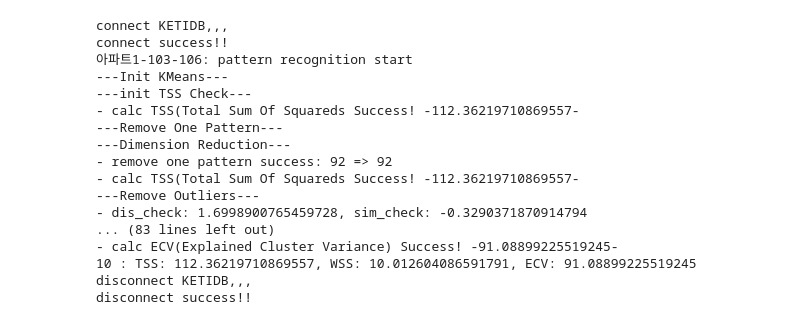
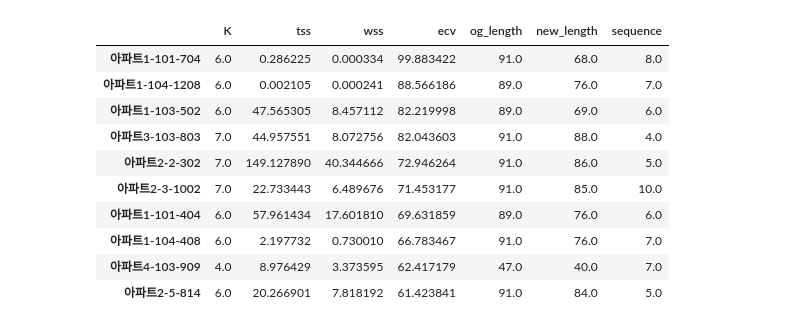
Before and after one commit to formegusto/kmeans-for-timeseries, a Jupyter notebook: UtilsTest.ipynb, the cells around one changed output. Drawn from its saved outputs; the diff is of its cells as text; code cells hidden in the pictures.

```diff
--- a/UtilsTest.ipynb
+++ b/UtilsTest.ipynb
@@ -10,12 +217,24 @@ db = KETIDB()
 # %%
-# KETIDB Utils Test
 db.connect()
 
-for idx in range(0, 100):
-    datas = db.find_random(save=True, processing=True)
+for idx, uid in enumerate(uid_check):
+    datas = db.find_one(uid=uid,processing=True)
     datas.merging()
     print("{}: pattern recognition start".format(datas.uid))
-    KMeans(datas.merge_datas['봄']).run()
+    km = KMeans(datas.merge_datas['가을'])
+    km.run()
+
+    tss_transition.loc[uid] = [
+        km.K,
+        km.tss,
+        km.wss,
+        km.ecv,
+        km.og_length,
+        km.new_length,
+        km.sequence
+    ]
+
+    print(tss_transition)
 
 db.close()
 # %% [output]
@@ -40,29 +258,14 @@ KeyboardInterrupt:
-# %%
-# KETIDB Utils Test
-db.connect()
-
-datas = db.find_one("아파트1-103-106", processing=True)
-datas.merging()
-print("{}: pattern recognition start".format(datas.uid))
-KMeans(datas.merge_datas['봄']).run()
-
-
-db.close()
-# %% [output]
-connect KETIDB,,,
-connect success!!
-아파트1-103-106: pattern recognition start
----Init KMeans---
----init TSS Check---
-- calc TSS(Total Sum Of Squareds Success! -112.36219710869557-
----Remove One Pattern---
----Dimension Reduction---
-- remove one pattern success: 92 => 92
-- calc TSS(Total Sum Of Squareds Success! -112.36219710869557-
----Remove Outliers---
-- dis_check: 1.6998900765459728, sim_check: -0.3290371870914794
-... (83 lines left out)
-- calc ECV(Explained Cluster Variance) Success! -91.08899225519245-
-10 : TSS: 112.36219710869557, WSS: 10.012604086591791, ECV: 91.08899225519245
-disconnect KETIDB,,,
-disconnect success!!
+# %%
+tss_transition.sort_values(by=['ecv'], ascending=False).iloc[:10]
+# %% [output]
+|  | K | tss | wss | ecv | og_length | new_length | sequence |
+| 아파트1-101-704 | 6.0 | 0.286225 | 0.000334 | 99.883422 | 91.0 | 68.0 | 8.0 |
+| 아파트1-104-1208 | 6.0 | 0.002105 | 0.000241 | 88.566186 | 89.0 | 76.0 | 7.0 |
+| 아파트1-103-502 | 6.0 | 47.565305 | 8.457112 | 82.219998 | 89.0 | 69.0 | 6.0 |
+| 아파트3-103-803 | 7.0 | 44.957551 | 8.072756 | 82.043603 | 91.0 | 88.0 | 4.0 |
+| 아파트2-2-302 | 7.0 | 149.127890 | 40.344666 | 72.946264 | 91.0 | 86.0 | 5.0 |
+| 아파트2-3-1002 | 7.0 | 22.733443 | 6.489676 | 71.453177 | 91.0 | 85.0 | 10.0 |
+| 아파트1-101-404 | 6.0 | 57.961434 | 17.601810 | 69.631859 | 89.0 | 76.0 | 6.0 |
+| 아파트1-104-408 | 6.0 | 2.197732 | 0.730010 | 66.783467 | 91.0 | 76.0 | 7.0 |
+| 아파트4-103-909 | 4.0 | 8.976429 | 3.373595 | 62.417179 | 47.0 | 40.0 | 7.0 |
+| 아파트2-5-814 | 6.0 | 20.266901 | 7.818192 | 61.423841 | 91.0 | 84.0 | 5.0 |
```
Also changed, not shown: parts of 4 cells of this notebook, 2 other files.
